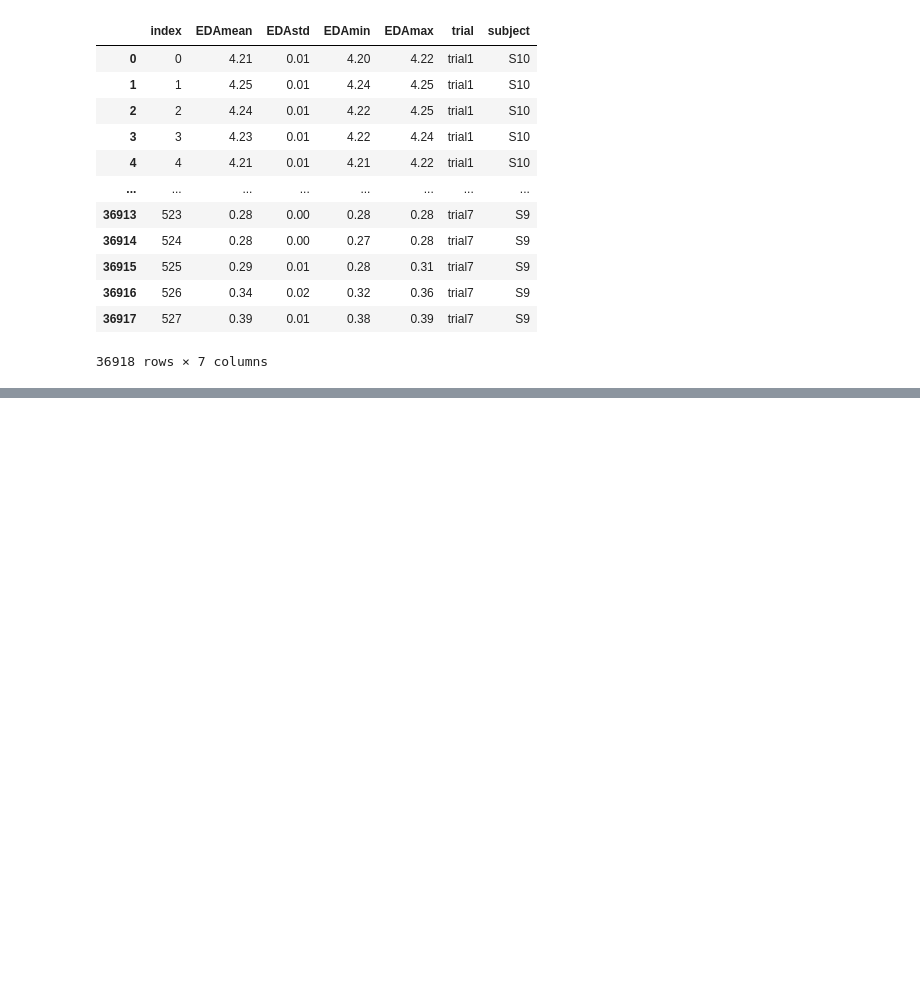
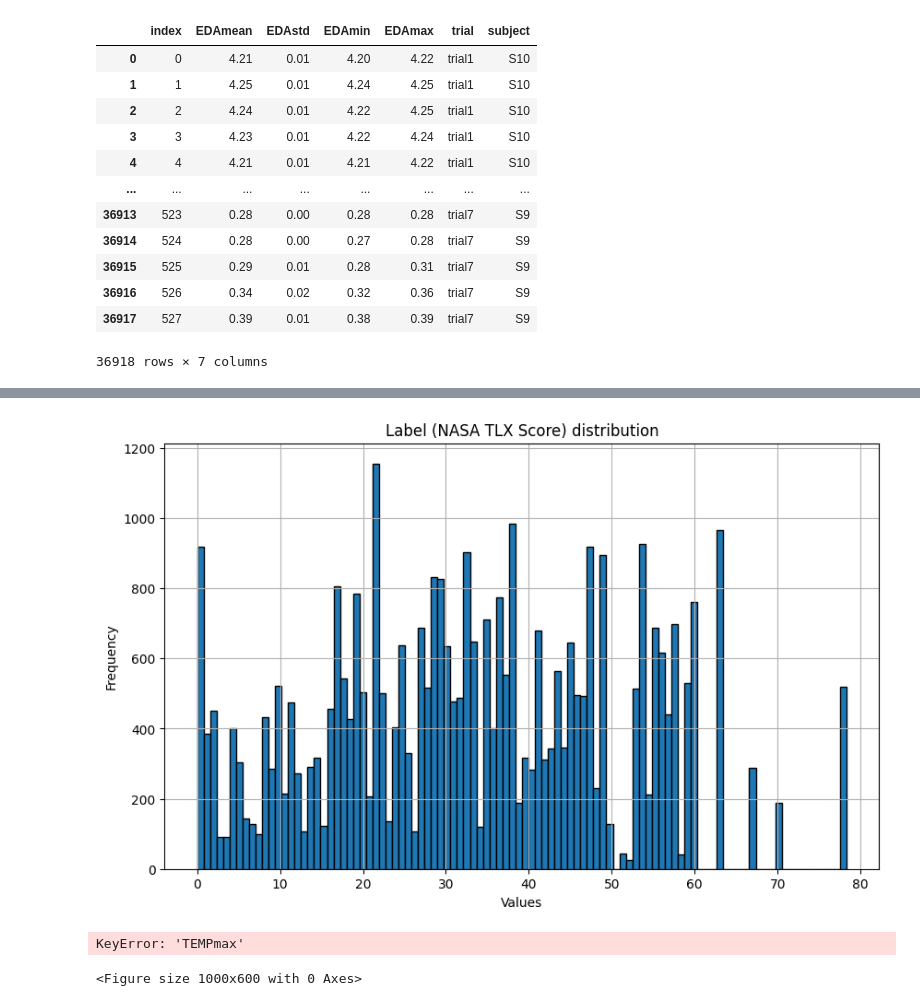
Before and after one commit to Momellouky/MentalWorkload-PhysiologicalSignals-ML_, a Jupyter notebook: src/notebooks/nasa_tlx.ipynb, the cells around one changed output, grey strips where cells are left out. Saved outputs shown, nothing was run; the diff lists cells and outputs as text; code cells hidden in the pictures; blank space fills up the shorter version.

```diff
--- a/src/notebooks/nasa_tlx.ipynb
+++ b/src/notebooks/nasa_tlx.ipynb
@@ -233 +257,3 @@ session1_nasatlx[session1_nasatlx['subject'] == 'S10']
+# %%
+features = features.T.drop_duplicates().T
 # %%
@@ -248,0 +279,3 @@ features
+# %%
+features_ = pd.merge(features, session1_nasatlx, on=['subject', 'trial'])
+features_
@@ -248,0 +332,11 @@ features
+# %%
+features_['label'] = features_['UNWEIGHTED SUM (R-TLX)']
+# %%
+plot_histogram(series=features_.label, bins=100, title='Label (NASA TLX Score) distribution')
+# %% [output]
+[figure, added]
+# %%
+scatter_plot_feature(features_, feature='TEMPmax', num_points=features_.shape[0], title='BVPmax Scatter Plot', xlabel='Index', ylabel='BVPmax Value')
+# %% [output]
+KeyError: 'TEMPmax'
+<Figure size 1000x600 with 0 Axes>
```
Also changed, not shown: parts of 10 cells of this notebook.
